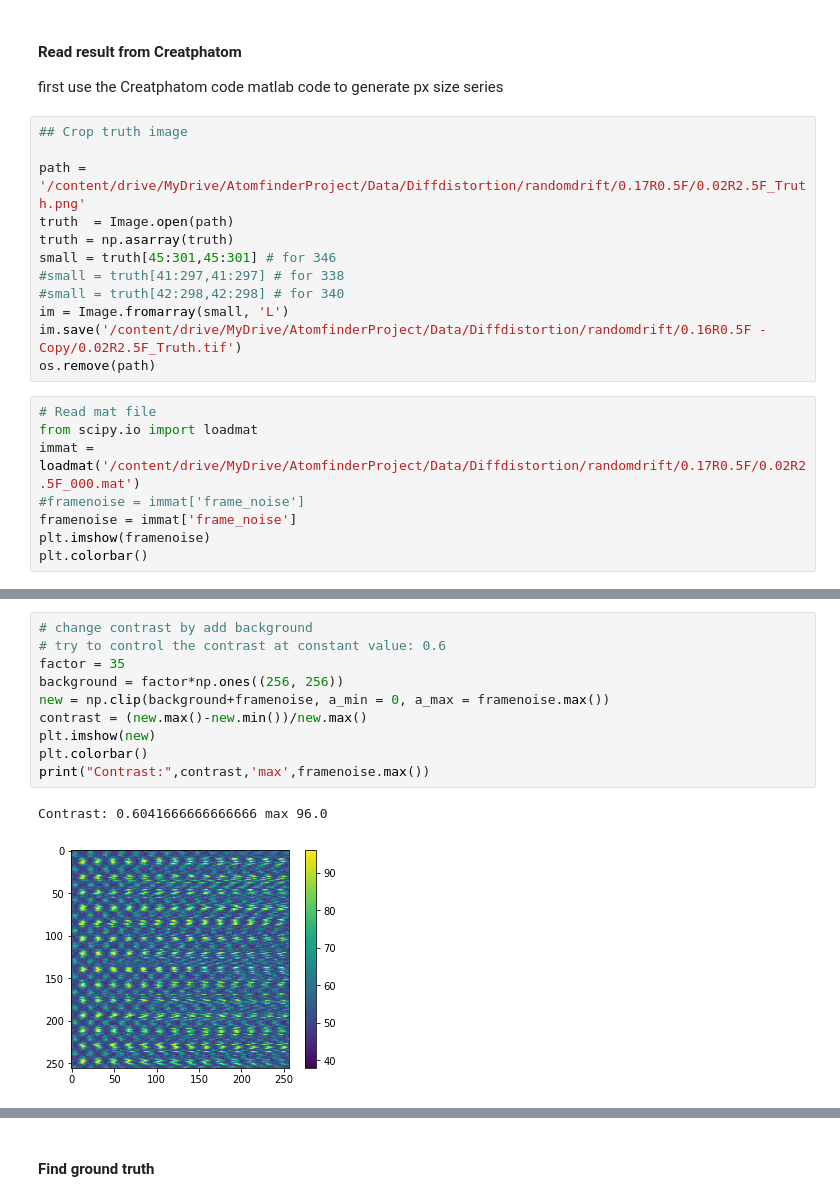
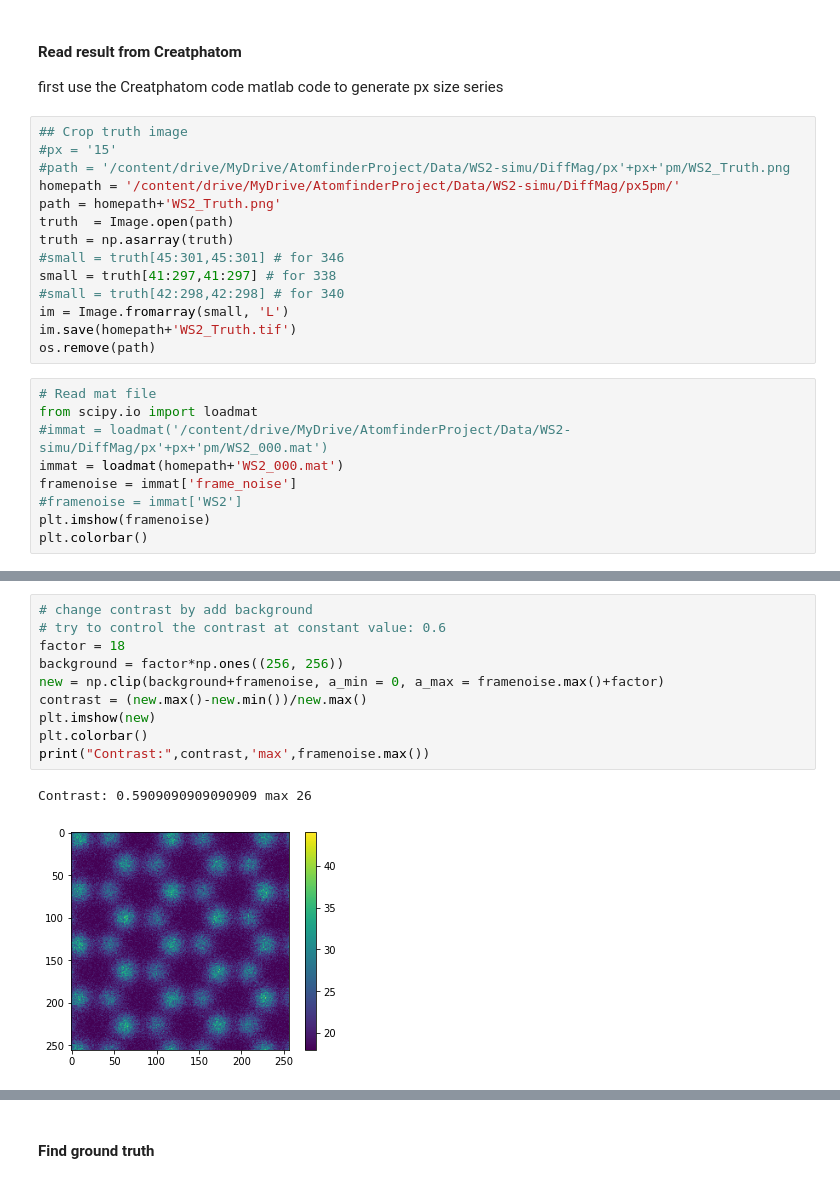
Before and after one commit to wdwzyyg/Atom-Finder, a Jupyter notebook: Simu_Datapre&collection.ipynb, the cells around one changed output, grey strips where cells are left out. Saved outputs shown, nothing was run; the diff lists cells and outputs as text.

```diff
--- a/Simu_Datapre&collection.ipynb
+++ b/Simu_Datapre&collection.ipynb
@@ -102,22 +106,25 @@ plt.imshow(real[:,:,3])
 first use the Creatphatom code matlab code to generate px size series
 # %%
 ## Crop truth image
-
-path = '/content/drive/MyDrive/AtomfinderProject/Data/Diffdistortion/randomdrift/0.17R0.5F/0.02R2.5F_Truth.png'
+#px = '15'
+#path = '/content/drive/MyDrive/AtomfinderProject/Data/WS2-simu/DiffMag/px'+px+'pm/WS2_Truth.png
+homepath = '/content/drive/MyDrive/AtomfinderProject/Data/WS2-simu/DiffMag/px5pm/'
+path = homepath+'WS2_Truth.png'
 truth  = Image.open(path)
 truth = np.asarray(truth)
-small = truth[45:301,45:301] # for 346
-#small = truth[41:297,41:297] # for 338
+#small = truth[45:301,45:301] # for 346
+small = truth[41:297,41:297] # for 338
 #small = truth[42:298,42:298] # for 340
 im = Image.fromarray(small, 'L')
-im.save('/content/drive/MyDrive/AtomfinderProject/Data/Diffdistortion/randomdrift/0.16R0.5F - Copy/0.02R2.5F_Truth.tif')
+im.save(homepath+'WS2_Truth.tif')
 os.remove(path)
 # %%
 # Read mat file
 from scipy.io import loadmat
-immat = loadmat('/content/drive/MyDrive/AtomfinderProject/Data/Diffdistortion/randomdrift/0.17R0.5F/0.02R2.5F_000.mat')
-#framenoise = immat['frame_noise']
+#immat = loadmat('/content/drive/MyDrive/AtomfinderProject/Data/WS2-simu/DiffMag/px'+px+'pm/WS2_000.mat')
+immat = loadmat(homepath+'WS2_000.mat')
 framenoise = immat['frame_noise']
+#framenoise = immat['WS2']
 plt.imshow(framenoise)
 plt.colorbar()
 # %% [output]
@@ -126,15 +133,15 @@ plt.colorbar()
 # %%
 # change contrast by add background
 # try to control the contrast at constant value: 0.6
-factor = 35
+factor = 18
 background = factor*np.ones((256, 256))
-new = np.clip(background+framenoise, a_min = 0, a_max = framenoise.max())
+new = np.clip(background+framenoise, a_min = 0, a_max = framenoise.max()+factor)
 contrast = (new.max()-new.min())/new.max()
 plt.imshow(new)
 plt.colorbar()
 print("Contrast:",contrast,'max',framenoise.max())
 # %% [output]
-Contrast: 0.6041666666666666 max 96.0
+Contrast: 0.5909090909090909 max 26
-[figure, old version]
+[figure, new version]
 # %%
 new = np.array(new, dtype='float64')
```
Also changed, not shown: parts of 28 cells of this notebook.
